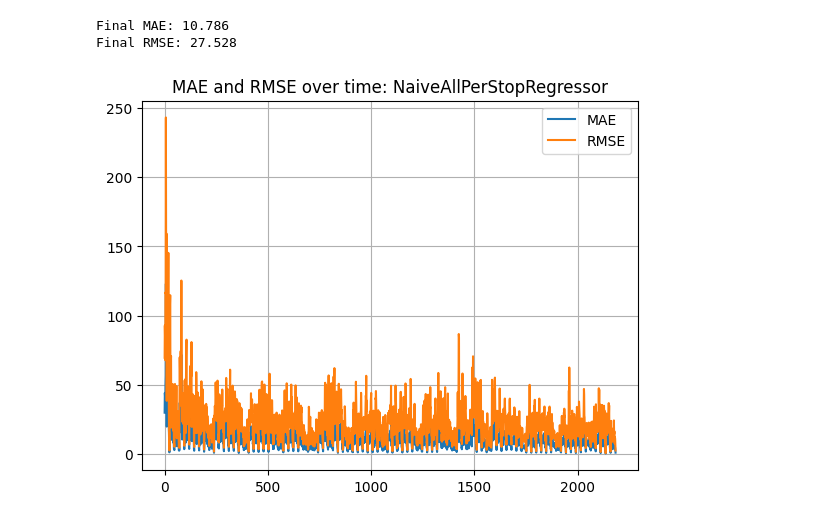
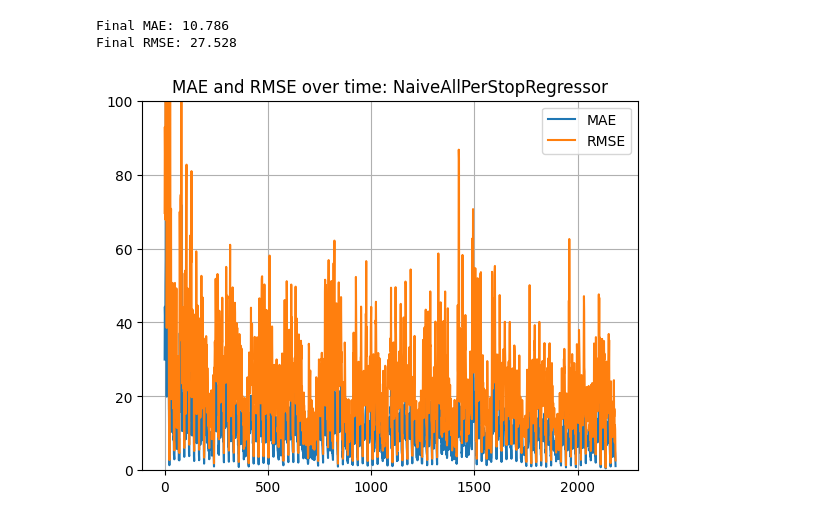
Before and after one commit to RyanJManchester/523_A3, a Jupyter notebook: naiveAllPerStop/naiveAllTester.ipynb, the cells around one changed output. Saved outputs shown, nothing was run; the diff lists cells and outputs as text; code cells hidden in the pictures.

```diff
--- a/naiveAllPerStop/naiveAllTester.ipynb
+++ b/naiveAllPerStop/naiveAllTester.ipynb
@@ -14,7 +14,7 @@ from tqdm import tqdm # Not needed, shows progress bar
 # Load in csv as dataframe
 df = pd.read_csv("../loader_f30avg.csv", index_col=0)
 
-feature_ids = [
+stop_ids = [
     "125960550",
     "230565994",
     "258781031",
@@ -26,21 +26,8 @@ feature_ids = [
     "45833547",
     "47568123" ]
 
-target_ids = [
-    "125960550_f30avg",
-    "230565994_f30avg",
-    "258781031_f30avg",
-    "43768720_f30avg",
-    "44072192_f30avg",
-    "44783654_f30avg",
-    "44783914_f30avg",
-    "44784438_f30avg",
-    "45833547_f30avg",
-    "47568123_f30avg"
-    ]
-
 # Init model
-model = selected_model(target_ids)
+model = selected_model(stop_ids)
 
 # Keeping track of errors
 total_abs_error = 0.0
@@ -56,57 +43,56 @@ mae_list = []
 rmse_list = []
 
 # Loop over values send to regressor as stream
 for _, row in tqdm(df.iterrows(), total=len(df)):
 
-    for stop_id in target_ids:
+    y_value = row['f30avg']
 
-        value = row[stop_id]
+    # Predict and get error
+    pred = model.predict(row['stop'])
+    error = pred - y_value
 
-        # Predict and get error
-        pred = model.predict(stop_id)
-        error = pred - value
+    # Update total errors
+    total_abs_error += abs(error)
+    total_squared_error += error ** 2
+    count += 1
 
-        # Update total errors
-        total_abs_error += abs(error)
-        total_squared_error += error ** 2
-        count += 1
+    # Update buf errors
+    abs_error_buf += abs(error)
+    sqrd_error_buf += error ** 2
+    buf_count += 1
 
-        # Update buf errors
-        abs_error_buf += abs(error)
-        sqrd_error_buf += error ** 2
-        buf_count += 1
+    # Train on instance
+    model.train(row['stop'], y_value, row[stop_ids])
 
-        # Train on instance
-        model.train(stop_id, value, row[feature_ids])
+    # Add windowed error
+    if buf_count == error_window:
+        mae = abs_error_buf / error_window
+        rmse = np.sqrt(sqrd_error_buf / error_window)
+        mae_list.append(mae)
+        rmse_list.append(rmse)
 
-        # Add windowed error
-        if buf_count == error_window:
-            mae = abs_error_buf / error_window
-            rmse = np.sqrt(sqrd_error_buf / error_window)
-            mae_list.append(mae)
-            rmse_list.append(rmse)
-
-            # Reset
-            abs_error_buf = 0.0
-            sqrd_error_buf = 0.0
-            buf_count = 0
+        # Reset
+        abs_error_buf = 0.0
+        sqrd_error_buf = 0.0
+        buf_count = 0
 
 # Get final metrics
 mae = total_abs_error / count
 rmse = np.sqrt(total_squared_error / count)
 
 print(f"Final MAE: {mae:.3f}")
 print(f"Final RMSE: {rmse:.3f}")
 
 # Plot mae and rmse over windows
 plt.figure()
 plt.plot(mae_list, label="MAE")
 plt.plot(rmse_list, label="RMSE")
 plt.title("MAE and RMSE over time: "+selected_model.__name__)
 plt.legend()
 plt.grid(True)
+plt.ylim((0,100))
 plt.show()
 # %% [output]
 Final MAE: 10.786
 Final RMSE: 27.528
-[figure, old version]
+[figure, new version]
```
Also changed, not shown: 2 other files.
